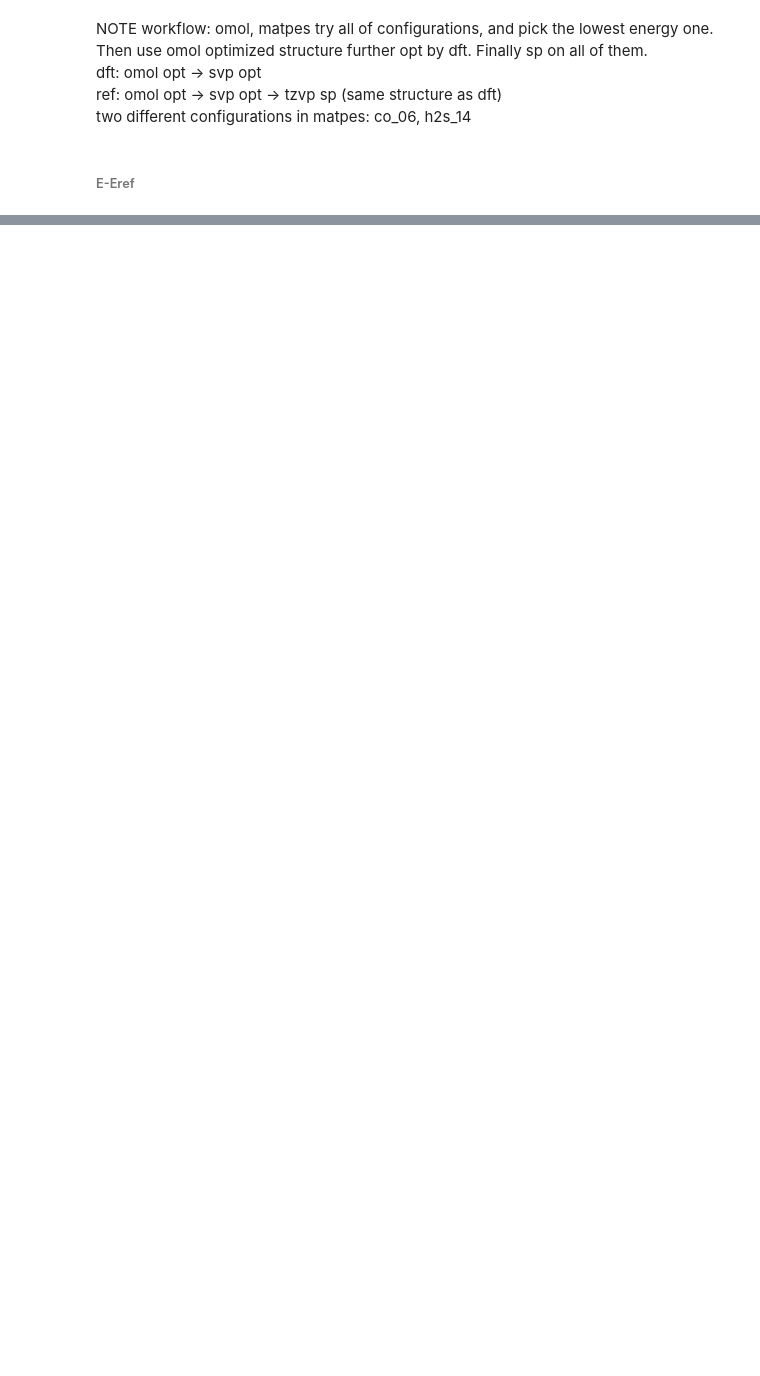
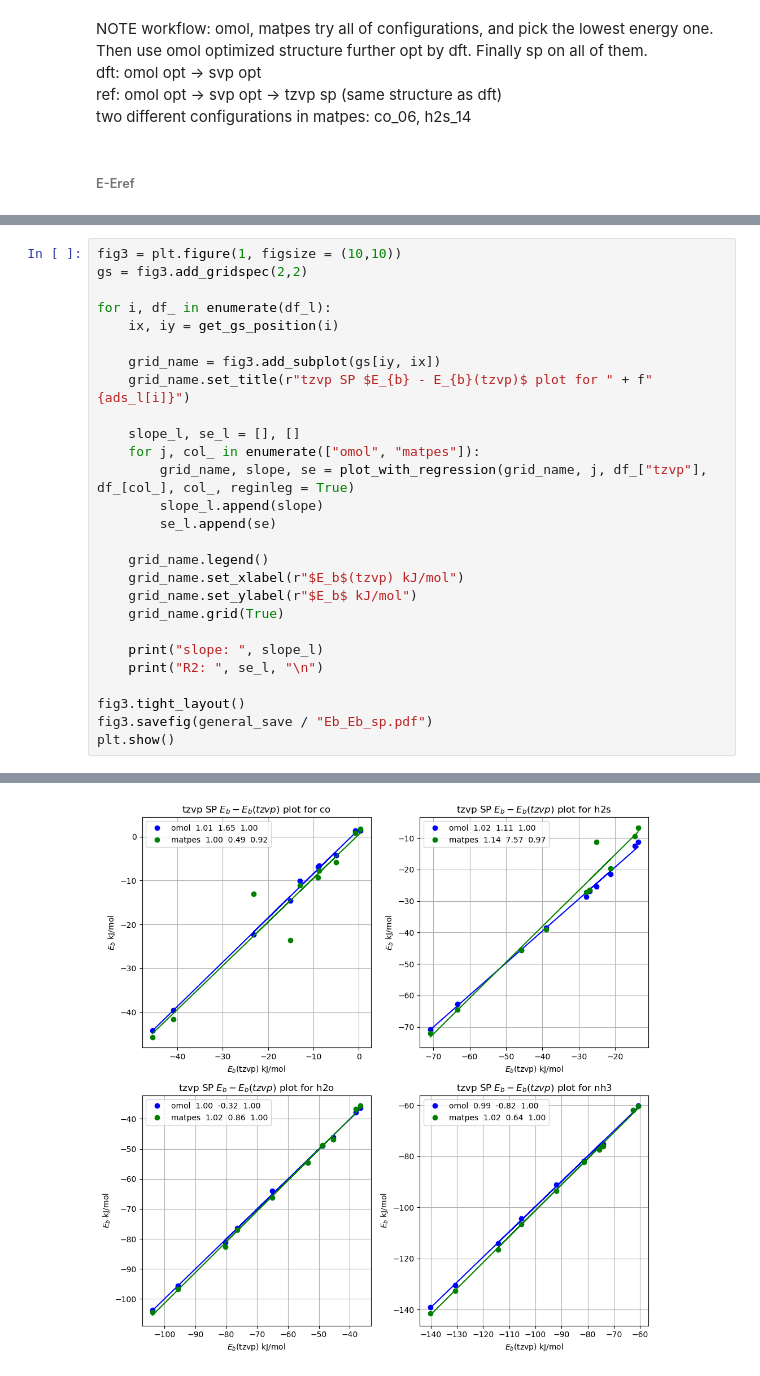
Before and after one commit to lznxbz/thesis_notebooks, a Jupyter notebook: 260423_tio2_binding_continue.ipynb, the cells around one changed output, grey strips where cells are left out. Saved outputs shown, nothing was run; the diff lists cells and outputs as text; blank space fills up the shorter version.

```diff
--- a/260423_tio2_binding_continue.ipynb
+++ b/260423_tio2_binding_continue.ipynb
@@ -285,0 +509,28 @@ R2:  [np.float64(0.995556028870976), np.float64(0.9936879041442473), np.float64(
+# %%
+fig3 = plt.figure(1, figsize = (10,10))
+gs = fig3.add_gridspec(2,2)
+
+for i, df_ in enumerate(df_l):
+    ix, iy = get_gs_position(i)
+
+    grid_name = fig3.add_subplot(gs[iy, ix])
+    grid_name.set_title(r"tzvp SP $E_{b} - E_{b}(tzvp)$ plot for " + f"{ads_l[i]}")
+
+    slope_l, se_l = [], []
+    for j, col_ in enumerate(["omol", "matpes"]):
+        grid_name, slope, se = plot_with_regression(grid_name, j, df_["tzvp"], df_[col_], col_, reginleg = True)
+        slope_l.append(slope)
+        se_l.append(se)
+
+    grid_name.legend()
+    grid_name.set_xlabel(r"$E_b$(tzvp) kJ/mol")
+    grid_name.set_ylabel(r"$E_b$ kJ/mol")
+    grid_name.grid(True)
+
+    print("slope: ", slope_l)
+    print("R2: ", se_l, "\n")
+
+fig3.tight_layout()
+fig3.savefig(general_save / "Eb_Eb_sp.pdf")
+plt.show()
+# %% [output]
@@ -285,0 +548 @@ R2:  [np.float64(0.995556028870976), np.float64(0.9936879041442473), np.float64(
+[figure, added]
```
Also changed, not shown: parts of 22 cells of this notebook, 2 other files.
